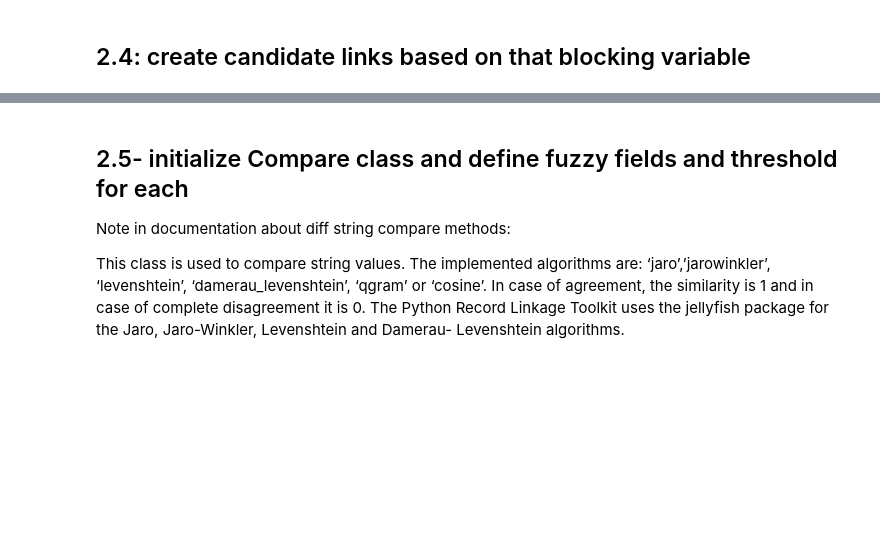
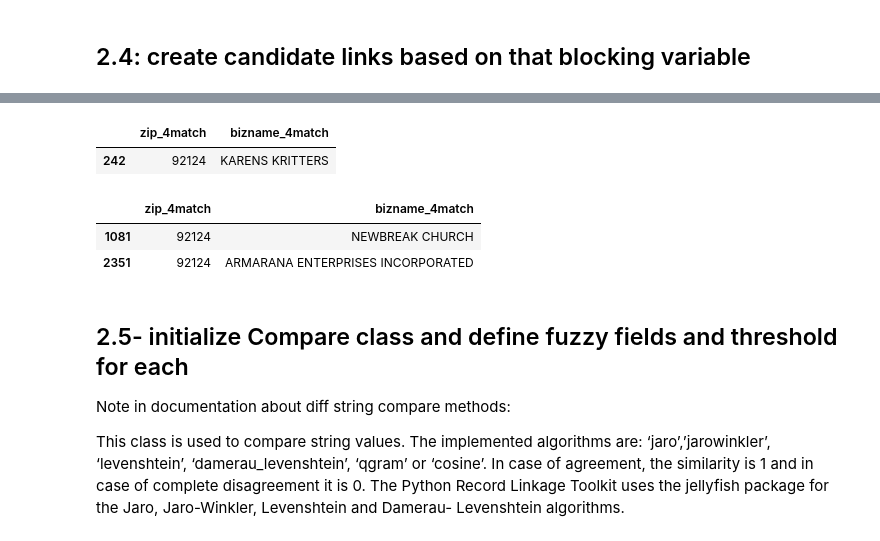
Before and after one commit to rebeccajohnson88/qss20_slides_activities, a Jupyter notebook: activities/w22_activities/solutions/05_merging_fuzzy_codeexample.ipynb, the cells around one changed output, grey strips where cells are left out. Drawn from its saved outputs; the diff is of its cells as text; code cells hidden in the pictures; blank space fills up the shorter version.

```diff
--- a/activities/w22_activities/solutions/05_merging_fuzzy_codeexample.ipynb
+++ b/activities/w22_activities/solutions/05_merging_fuzzy_codeexample.ipynb
@@ -243,19 +370,18 @@ my_recordmatcher.block("zip_4match")
 # %%
-## then, feed the record matcher the two datasets (must have that blocking variable)
-## this will create candidate_links that are exact matches on those
-candidate_links_zip = my_recordmatcher.index(sd, ppp)
-candidate_links_zip
-
-print(type(candidate_links_zip))
-
 ## see that it's a list of tuples and first element in tuple is index
 ## of first df we feed it; second is index in second df we feed it
 
 ## print example of links
 sd.loc[sd.index == 242,
         [col for col in sd.columns if "4match" in col]]
-ppp.loc[ppp.index.isin([1084, 2360]),
+ppp.loc[ppp.index.isin([1081, 2351]),
         [col for col in ppp.columns if "4match" in col]]
+# %% [output]
+|  | zip_4match | bizname_4match |
+| 242 | 92124 | KARENS KRITTERS |
+|  | zip_4match | bizname_4match |
+| 1081 | 92124 | NEWBREAK CHURCH |
+| 2351 | 92124 | ARMARANA ENTERPRISES INCORPORATED |
 # %% [markdown]
 ## 2.5- initialize Compare class and define fuzzy fields and threshold for each
 
```
Also changed, not shown: parts of 19 cells of this notebook, 1 other file.
